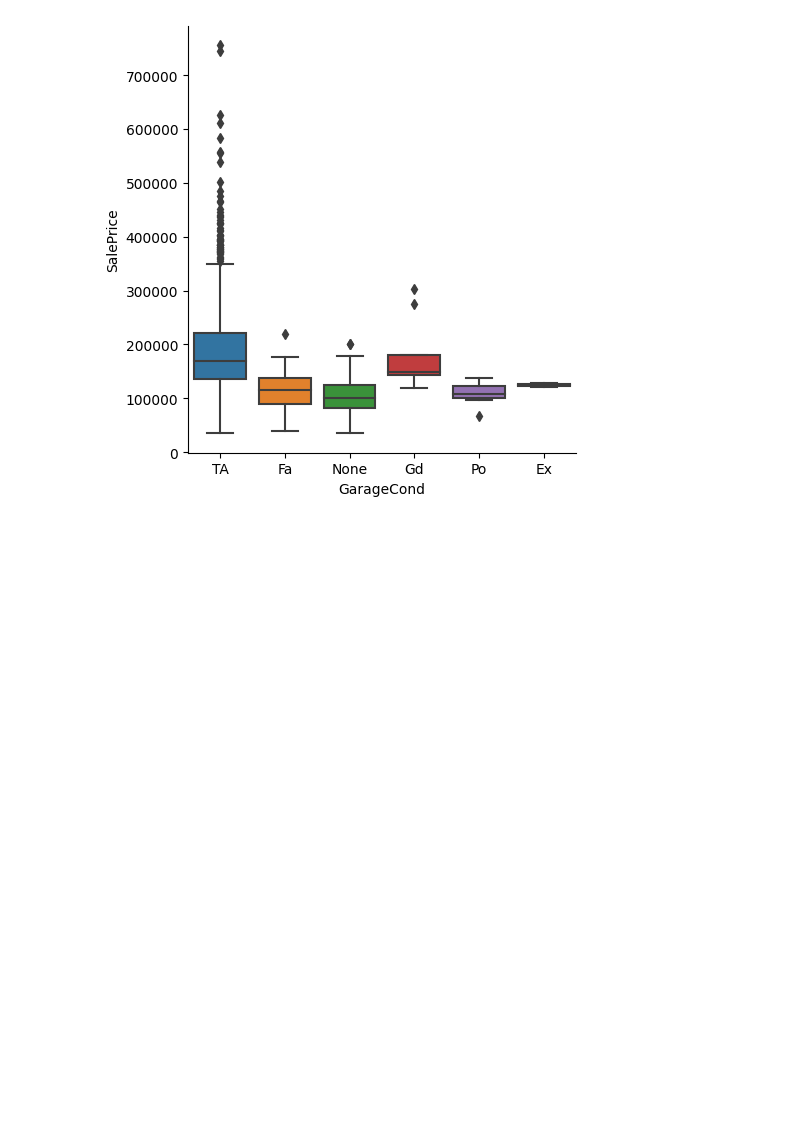
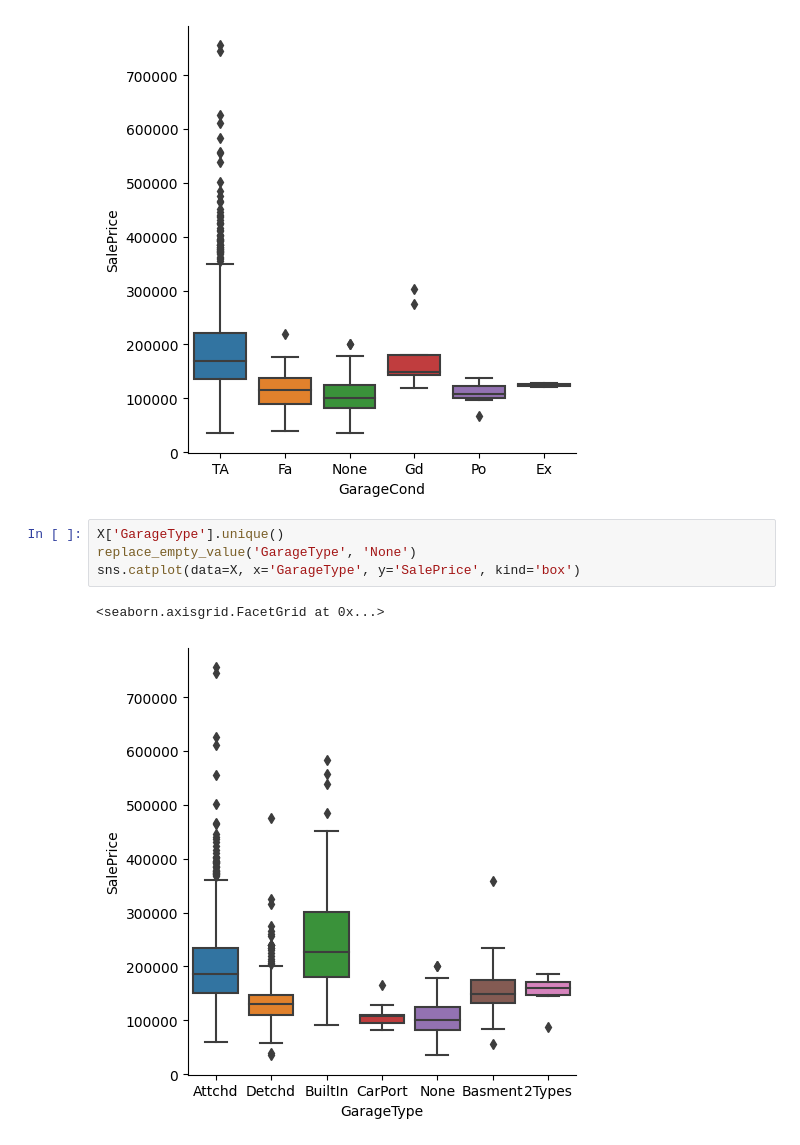
Before and after one commit to krisburke/house-price-prediction-capstone, a Jupyter notebook: house-price-prediction-capstone.ipynb, the cells around one changed output. Saved outputs shown, nothing was run; the diff lists cells and outputs as text; blank space fills up the shorter version.

```diff
--- a/house-price-prediction-capstone.ipynb
+++ b/house-price-prediction-capstone.ipynb
@@ -528,3 +552,10 @@ sns.catplot(data=X, x='GarageCond', y='SalePrice', kind='box')
 # %% [output]
 <seaborn.axisgrid.FacetGrid at 0x...>
 [figure]
+# %%
+X['GarageType'].unique()
+replace_empty_value('GarageType', 'None')
+sns.catplot(data=X, x='GarageType', y='SalePrice', kind='box')
+# %% [output]
+<seaborn.axisgrid.FacetGrid at 0x...>
+[figure, added]
```
Also changed, not shown: parts of 65 cells of this notebook.
